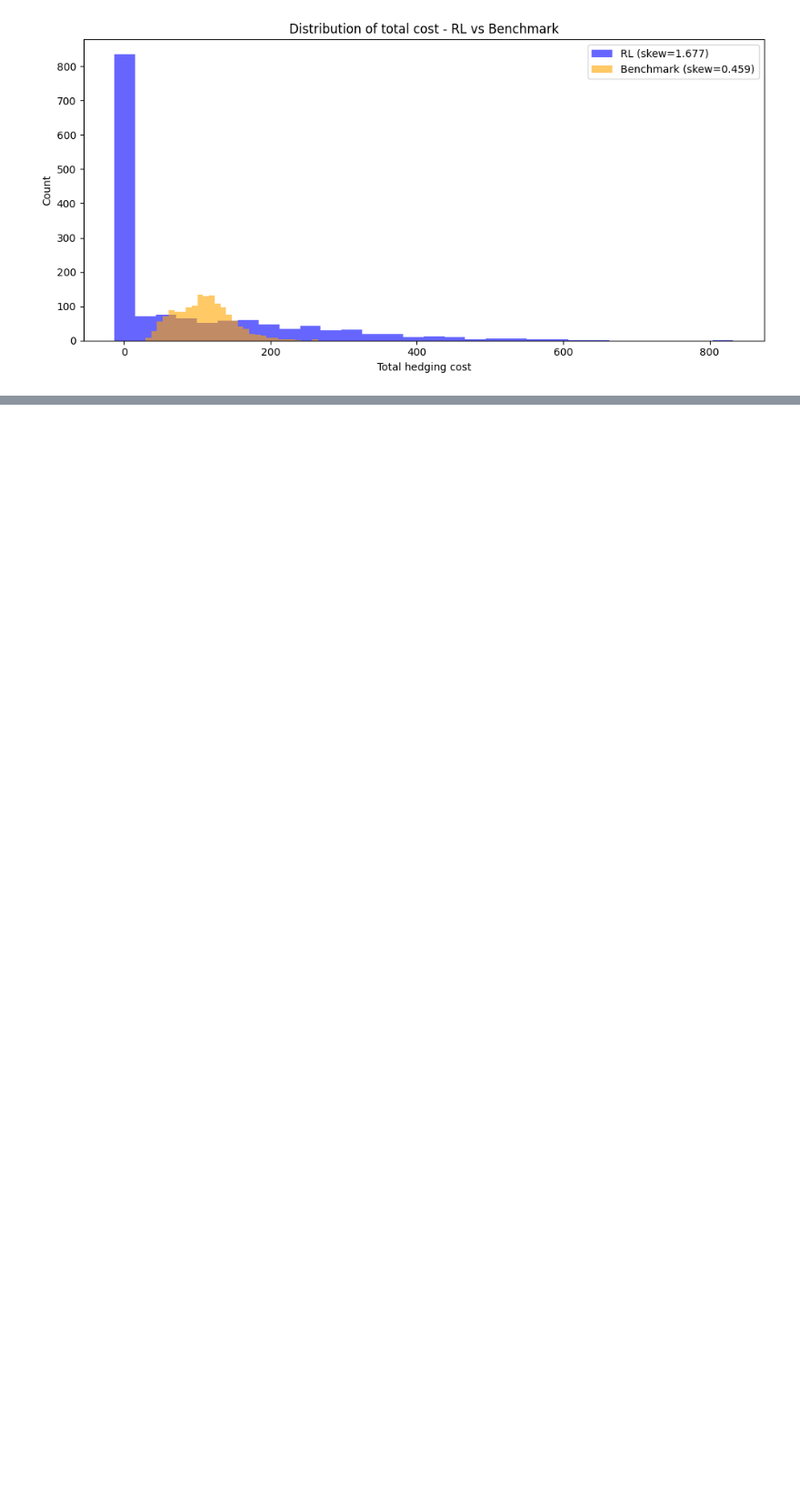
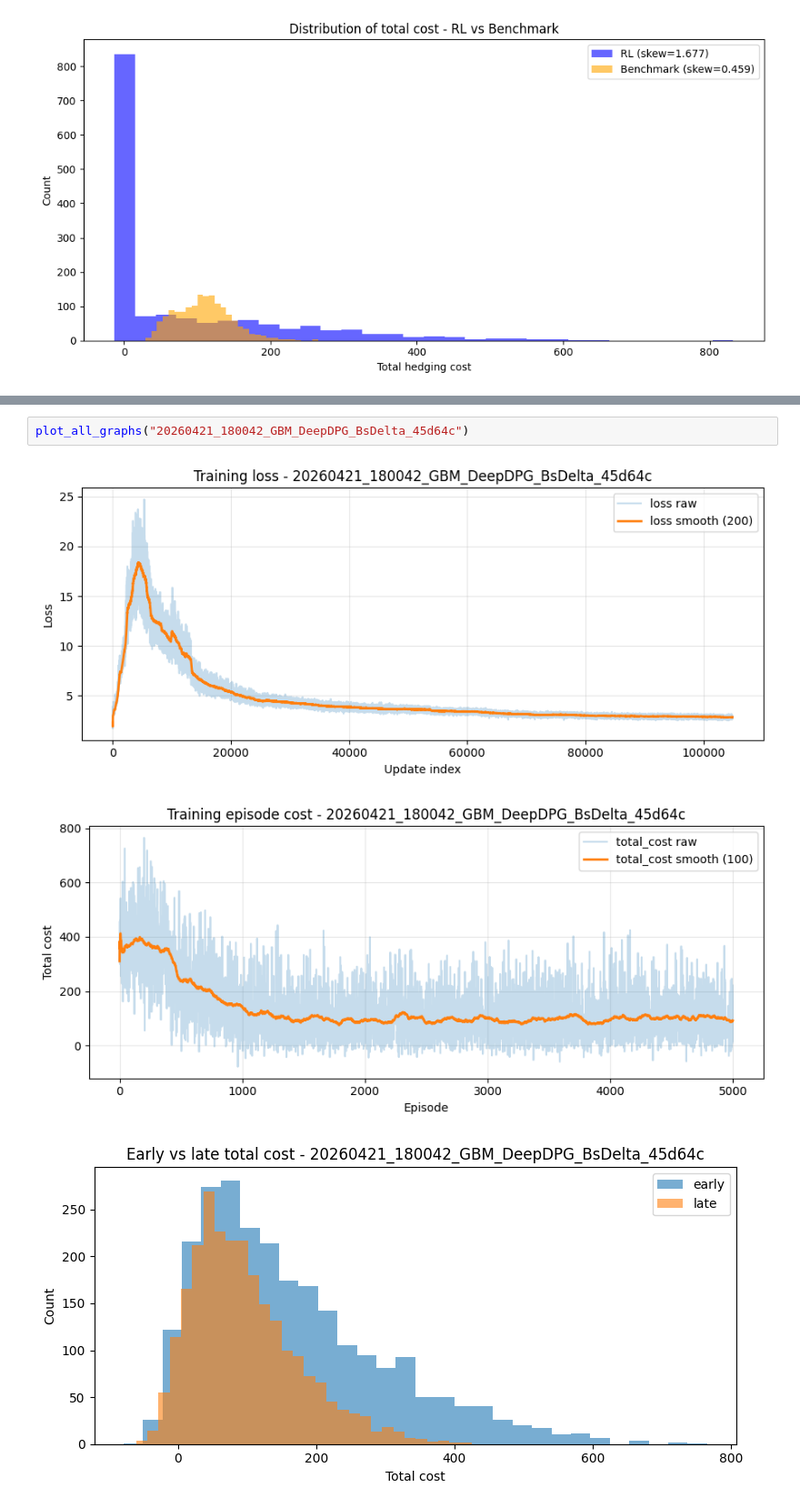
Before and after one commit to thibault-charbonnier/deep-hedging, a Jupyter notebook: notebooks/plot.ipynb, the cells around one changed output, grey strips where cells are left out. Shown at 91% size. Cells and saved outputs as stored; diff of their text form; blank space fills up the shorter version.

```diff
--- a/notebooks/plot.ipynb
+++ b/notebooks/plot.ipynb
@@ -57,0 +81,6 @@ Skewness Analysis:
+# %%
+plot_all_graphs("20260421_180042_GBM_DeepDPG_BsDelta_45d64c")
+# %% [output]
+[figure, added]
+[figure, added]
+[figure, added]
```
Also changed, not shown: parts of 3 cells of this notebook, 10 other files.
